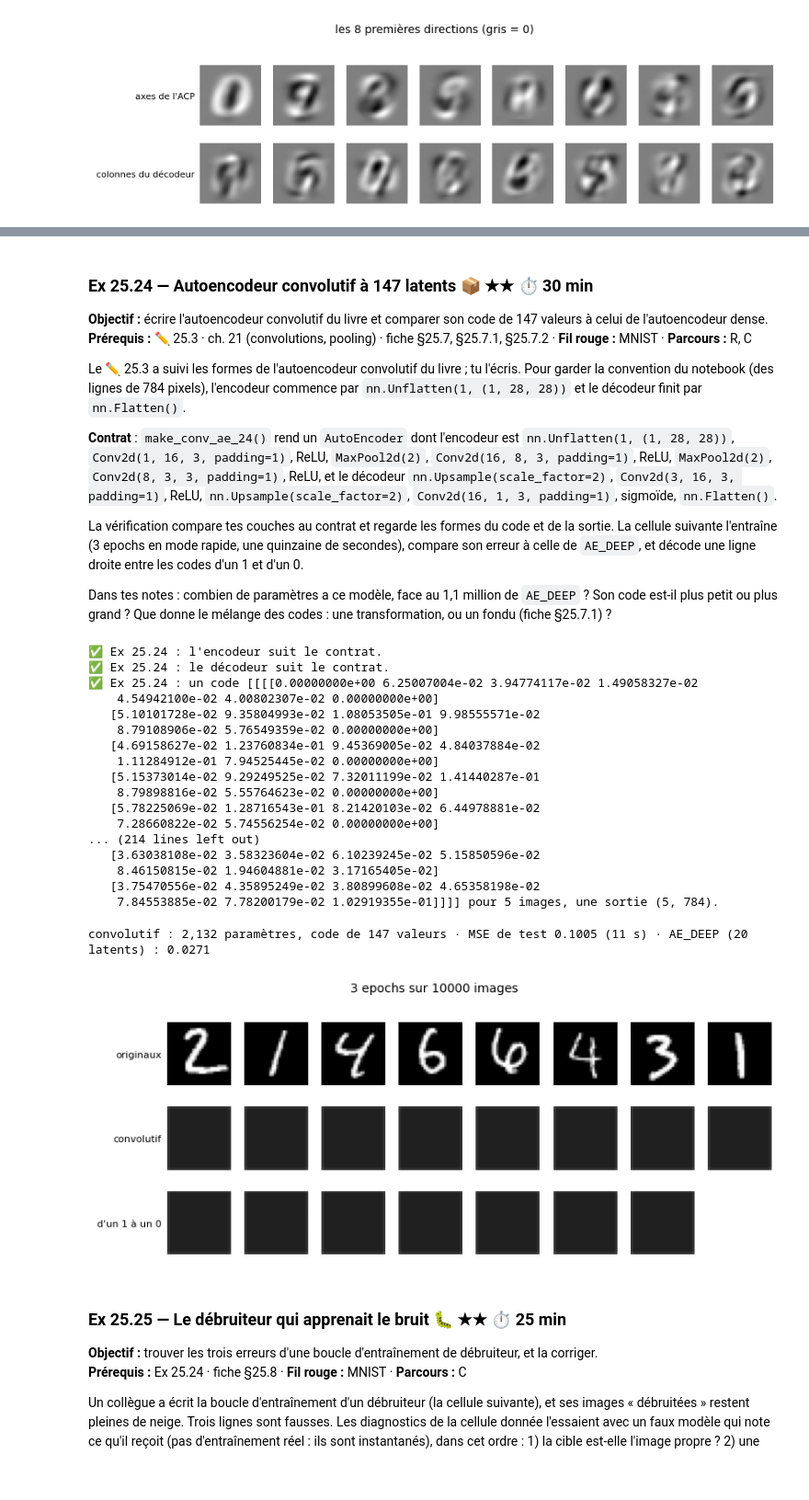
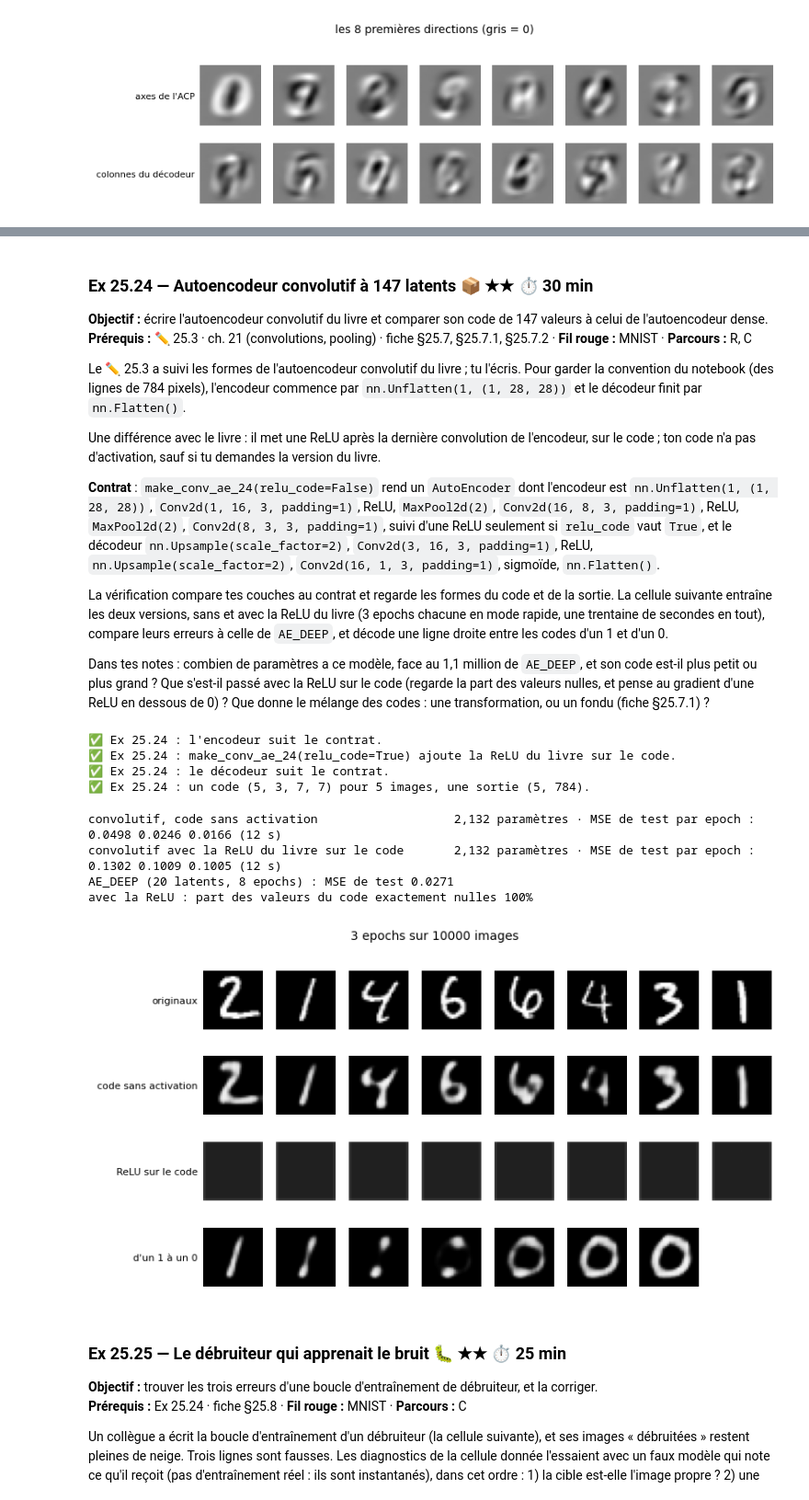
Before and after one commit to cemah2/workbookIA, a Jupyter notebook: chapitres/ch25_autoencodeurs/05_solutions.ipynb, the cells around one changed output, grey strips where cells are left out. Shown at 92% size. Saved outputs shown, nothing was run; the diff lists cells and outputs as text; code cells hidden in the pictures; blank space fills up the shorter version.

```diff
--- a/chapitres/ch25_autoencodeurs/05_solutions.ipynb
+++ b/chapitres/ch25_autoencodeurs/05_solutions.ipynb
@@ -1698,23 +1710,28 @@ def layout(seq):
 
 Le ✏️ 25.3 a suivi les formes de l'autoencodeur convolutif du livre ; tu l'écris. Pour garder la convention du notebook (des lignes de 784 pixels), l'encodeur commence par `nn.Unflatten(1, (1, 28, 28))` et le décodeur finit par `nn.Flatten()`.
 
-**Contrat** : `make_conv_ae_24()` rend un `AutoEncoder` dont l'encodeur est `nn.Unflatten(1, (1, 28, 28))`, `Conv2d(1, 16, 3, padding=1)`, ReLU, `MaxPool2d(2)`, `Conv2d(16, 8, 3, padding=1)`, ReLU, `MaxPool2d(2)`, `Conv2d(8, 3, 3, padding=1)`, ReLU, et le décodeur `nn.Upsample(scale_factor=2)`, `Conv2d(3, 16, 3, padding=1)`, ReLU, `nn.Upsample(scale_factor=2)`, `Conv2d(16, 1, 3, padding=1)`, sigmoïde, `nn.Flatten()`.
+Une différence avec le livre : il met une ReLU après la dernière convolution de l'encodeur, sur le code ; ton code n'a pas d'activation, sauf si tu demandes la version du livre.
 
-La vérification compare tes couches au contrat et regarde les formes du code et de la sortie. La cellule suivante l'entraîne (3 epochs en mode rapide, une quinzaine de secondes), compare son erreur à celle de `AE_DEEP`, et décode une ligne droite entre les codes d'un 1 et d'un 0.
+**Contrat** : `make_conv_ae_24(relu_code=False)` rend un `AutoEncoder` dont l'encodeur est `nn.Unflatten(1, (1, 28, 28))`, `Conv2d(1, 16, 3, padding=1)`, ReLU, `MaxPool2d(2)`, `Conv2d(16, 8, 3, padding=1)`, ReLU, `MaxPool2d(2)`, `Conv2d(8, 3, 3, padding=1)`, suivi d'une ReLU seulement si `relu_code` vaut `True`, et le décodeur `nn.Upsample(scale_factor=2)`, `Conv2d(3, 16, 3, padding=1)`, ReLU, `nn.Upsample(scale_factor=2)`, `Conv2d(16, 1, 3, padding=1)`, sigmoïde, `nn.Flatten()`.
 
-Dans tes notes : combien de paramètres a ce modèle, face au 1,1 million de `AE_DEEP` ? Son code est-il plus petit ou plus grand ? Que donne le mélange des codes : une transformation, ou un fondu (fiche §25.7.1) ?
+La vérification compare tes couches au contrat et regarde les formes du code et de la sortie. La cellule suivante entraîne les deux versions, sans et avec la ReLU du livre (3 epochs chacune en mode rapide, une trentaine de secondes en tout), compare leurs erreurs à celle de `AE_DEEP`, et décode une ligne droite entre les codes d'un 1 et d'un 0.
+
+Dans tes notes : combien de paramètres a ce modèle, face au 1,1 million de `AE_DEEP`, et son code est-il plus petit ou plus grand ? Que s'est-il passé avec la ReLU sur le code (regarde la part des valeurs nulles, et pense au gradient d'une ReLU en dessous de 0) ? Que donne le mélange des codes : une transformation, ou un fondu (fiche §25.7.1) ?
 # %%
-def make_conv_ae_24():
+def make_conv_ae_24(relu_code=False):
     """The book's convolutional autoencoder, for rows of 784 pixels:
     encoder: nn.Unflatten(1, (1, 28, 28)), Conv2d(1, 16, 3, padding=1), ReLU, MaxPool2d(2),
-             Conv2d(16, 8, 3, padding=1), ReLU, MaxPool2d(2), Conv2d(8, 3, 3, padding=1), ReLU  -> a code (N, 3, 7, 7)
+             Conv2d(16, 8, 3, padding=1), ReLU, MaxPool2d(2), Conv2d(8, 3, 3, padding=1)        -> a code (N, 3, 7, 7)
+             (then a last ReLU on the code only if relu_code is True, as in the book)
     decoder: nn.Upsample(scale_factor=2), Conv2d(3, 16, 3, padding=1), ReLU, nn.Upsample(scale_factor=2),
              Conv2d(16, 1, 3, padding=1), Sigmoid, nn.Flatten()                              -> rows of 784 pixels
     Returns an AutoEncoder whose encoder and decoder are these two nn.Sequential."""
     encoder = nn.Sequential(nn.Unflatten(1, (1, 28, 28)),
                             nn.Conv2d(1, 16, 3, padding=1), nn.ReLU(), nn.MaxPool2d(2),     # 16 x 14 x 14
                             nn.Conv2d(16, 8, 3, padding=1), nn.ReLU(), nn.MaxPool2d(2),     # 8 x 7 x 7
-                            nn.Conv2d(8, 3, 3, padding=1), nn.ReLU())                       # 3 x 7 x 7: the code
+                            nn.Conv2d(8, 3, 3, padding=1))                                  # 3 x 7 x 7: the code
+    if relu_code:
+        encoder.append(nn.ReLU())                                                            # the book's version
     decoder = nn.Sequential(nn.Upsample(scale_factor=2), nn.Conv2d(3, 16, 3, padding=1), nn.ReLU(),   # 16 x 14 x 14
                             nn.Upsample(scale_factor=2), nn.Conv2d(16, 1, 3, padding=1), nn.Sigmoid(),  # 1 x 28 x 28
                             nn.Flatten())
@@ -1726,52 +1743,54 @@ with checked("25.24"):
     model_24 = make_conv_ae_24()
     if returned("25.24", "make_conv_ae_24", model_24):
         want_enc_24 = ["Unflatten(1, 28, 28)", "Conv2d(1, 16, k=3, s=1, p=1)", "ReLU", "MaxPool2d(2)",
-                       "Conv2d(16, 8, k=3, s=1, p=1)", "ReLU", "MaxPool2d(2)", "Conv2d(8, 3, k=3, s=1, p=1)", "ReLU"]
+                       "Conv2d(16, 8, k=3, s=1, p=1)", "ReLU", "MaxPool2d(2)", "Conv2d(8, 3, k=3, s=1, p=1)"]
         want_dec_24 = ["Upsample(2)", "Conv2d(3, 16, k=3, s=1, p=1)", "ReLU", "Upsample(2)",
                        "Conv2d(16, 1, k=3, s=1, p=1)", "Sigmoid", "Flatten"]
         verdict("25.24", layout(model_24.encoder) == want_enc_24, "l'encodeur suit le contrat.",
                 f"encodeur attendu {want_enc_24}, reçu {layout(model_24.encoder)}.")
+        verdict("25.24", layout(make_conv_ae_24(relu_code=True).encoder) == want_enc_24 + ["ReLU"],
+                "make_conv_ae_24(relu_code=True) ajoute la ReLU du livre sur le code.",
+                "avec relu_code=True, l'encodeur doit finir par une ReLU de plus (la version du livre).")
         verdict("25.24", layout(model_24.decoder) == want_dec_24, "le décodeur suit le contrat.",
                 f"décodeur attendu {want_dec_24}, reçu {layout(model_24.decoder)}.")
         code_24 = encode(model_24, X_MNIST[:5])
         verdict("25.24", code_24.shape == (5, 3, 7, 7) and reconstruct(model_24, X_MNIST[:5]).shape == (5, 784),
-                f"un code {shape_text(code_24)} pour 5 images, une sortie (5, 784).",
-                f"attendu un code (5, 3, 7, 7) et une sortie (5, 784), reçu {shape_text(code_24)}.")
+                f"un code {code_24.shape} pour 5 images, une sortie (5, 784).",
+                f"attendu un code (5, 3, 7, 7) et une sortie (5, 784), reçu un code {code_24.shape}.")
 # %% [output]
 ✅ Ex 25.24 : l'encodeur suit le contrat.
+✅ Ex 25.24 : make_conv_ae_24(relu_code=True) ajoute la ReLU du livre sur le code.
 ✅ Ex 25.24 : le décodeur suit le contrat.
-✅ Ex 25.24 : un code [[[[0.00000000e+00 6.25007004e-02 3.94774117e-02 1.49058327e-02
-    4.54942100e-02 4.00802307e-02 0.00000000e+00]
-   [5.10101728e-02 9.35804993e-02 1.08053505e-01 9.98555571e-02
-    8.79108906e-02 5.76549359e-02 0.00000000e+00]
-   [4.69158627e-02 1.23760834e-01 9.45369005e-02 4.84037884e-02
-    1.11284912e-01 7.94525445e-02 0.00000000e+00]
-   [5.15373014e-02 9.29249525e-02 7.32011199e-02 1.41440287e-01
-    8.79898816e-02 5.55764623e-02 0.00000000e+00]
-   [5.78225069e-02 1.28716543e-01 8.21420103e-02 6.44978881e-02
-    7.28660822e-02 5.74556254e-02 0.00000000e+00]
-... (214 lines left out)
-   [3.63038108e-02 3.58323604e-02 6.10239245e-02 5.15850596e-02
-    8.46150815e-02 1.94604881e-02 3.17165405e-02]
-   [3.75470556e-02 4.35895249e-02 3.80899608e-02 4.65358198e-02
-    7.84553885e-02 7.78200179e-02 1.02919355e-01]]]] pour 5 images, une sortie (5, 784).
+✅ Ex 25.24 : un code (5, 3, 7, 7) pour 5 images, une sortie (5, 784).
 # %%
 with checked("25.24"):
     EPOCHS_24 = 3 if FAST_MODE else 10
-    torch.manual_seed(2524)
-    conv_24 = make_conv_ae_24()
-    history_24 = train_ae(conv_24, X_MNIST, EPOCHS_24, seed=2524, x_val=XM_TEST)
-    print(f"convolutif : {n_params(conv_24):,d} paramètres, code de {3 * 7 * 7} valeurs · MSE de test "
-          f"{history_24['val_mse'][-1]:.4f} ({sum(history_24['seconds']):.0f} s) · AE_DEEP (20 latents) : "
-          f"{mse_per_image(reconstruct(AE_DEEP, XM_TEST), XM_TEST).mean():.4f}")
+    convs_24 = {}
+    for relu_24 in (False, True):
+        torch.manual_seed(2524)
+        model_24 = make_conv_ae_24(relu_code=relu_24)
+        history_24 = train_ae(model_24, X_MNIST, EPOCHS_24, seed=2524, x_val=XM_TEST)
+        convs_24[relu_24] = model_24
+        print(f"convolutif{' avec la ReLU du livre sur le code' if relu_24 else ', code sans activation':40s} "
+              f"{n_params(model_24):,d} paramètres · MSE de test par epoch : "
+              + " ".join(f"{v:.4f}" for v in history_24["val_mse"]) + f" ({sum(history_24['seconds']):.0f} s)")
+    print(f"AE_DEEP (20 latents, 8 epochs) : MSE de test {mse_per_image(reconstruct(AE_DEEP, XM_TEST), XM_TEST).mean():.4f}")
+    codes_relu_24 = encode(convs_24[True], XM_TEST[:500])
+    print(f"avec la ReLU : part des valeurs du code exactement nulles {np.mean(codes_relu_24 == 0):.0%}")
+    conv_24 = convs_24[False]
     x0_24, x1_24 = XM_TEST[np.flatnonzero(YM_TEST == 1)[0]], XM_TEST[np.flatnonzero(YM_TEST == 0)[0]]
     c0_24, c1_24 = encode(conv_24, np.stack([x0_24, x1_24])).reshape(2, -1)        # codes flattened to 147 values
     path_24 = np.stack([(1 - t) * c0_24 + t * c1_24 for t in np.linspace(0, 1, 7)]).reshape(7, 3, 7, 7)
-    show_rows([XM_TEST[:8], reconstruct(conv_24, XM_TEST[:8]), decode(conv_24, path_24.astype(np.float32))],
-              ["originaux", "convolutif", "d'un 1 à un 0"], f"{EPOCHS_24} epochs sur {len(X_MNIST)} images")
+    show_rows([XM_TEST[:8], reconstruct(conv_24, XM_TEST[:8]), reconstruct(convs_24[True], XM_TEST[:8]),
+               decode(conv_24, path_24.astype(np.float32))],
+              ["originaux", "code sans activation", "ReLU sur le code", "d'un 1 à un 0"],
+              f"{EPOCHS_24} epochs sur {len(X_MNIST)} images")
 # %% [output]
-convolutif : 2,132 paramètres, code de 147 valeurs · MSE de test 0.1005 (11 s) · AE_DEEP (20 latents) : 0.0271
+convolutif, code sans activation                   2,132 paramètres · MSE de test par epoch : 0.0498 0.0246 0.0166 (12 s)
+convolutif avec la ReLU du livre sur le code       2,132 paramètres · MSE de test par epoch : 0.1302 0.1009 0.1005 (12 s)
+AE_DEEP (20 latents, 8 epochs) : MSE de test 0.0271
+avec la ReLU : part des valeurs du code exactement nulles 100%
-[figure, old version]
+[figure, new version]
 # %% [markdown]
 ### Ex 25.25 — Le débruiteur qui apprenait le bruit 🐛 ★★ ⏱️ 25 min
 **Objectif :** trouver les trois erreurs d'une boucle d'entraînement de débruiteur, et la corriger.
```
Also changed, not shown: parts of 55 cells of this notebook.
